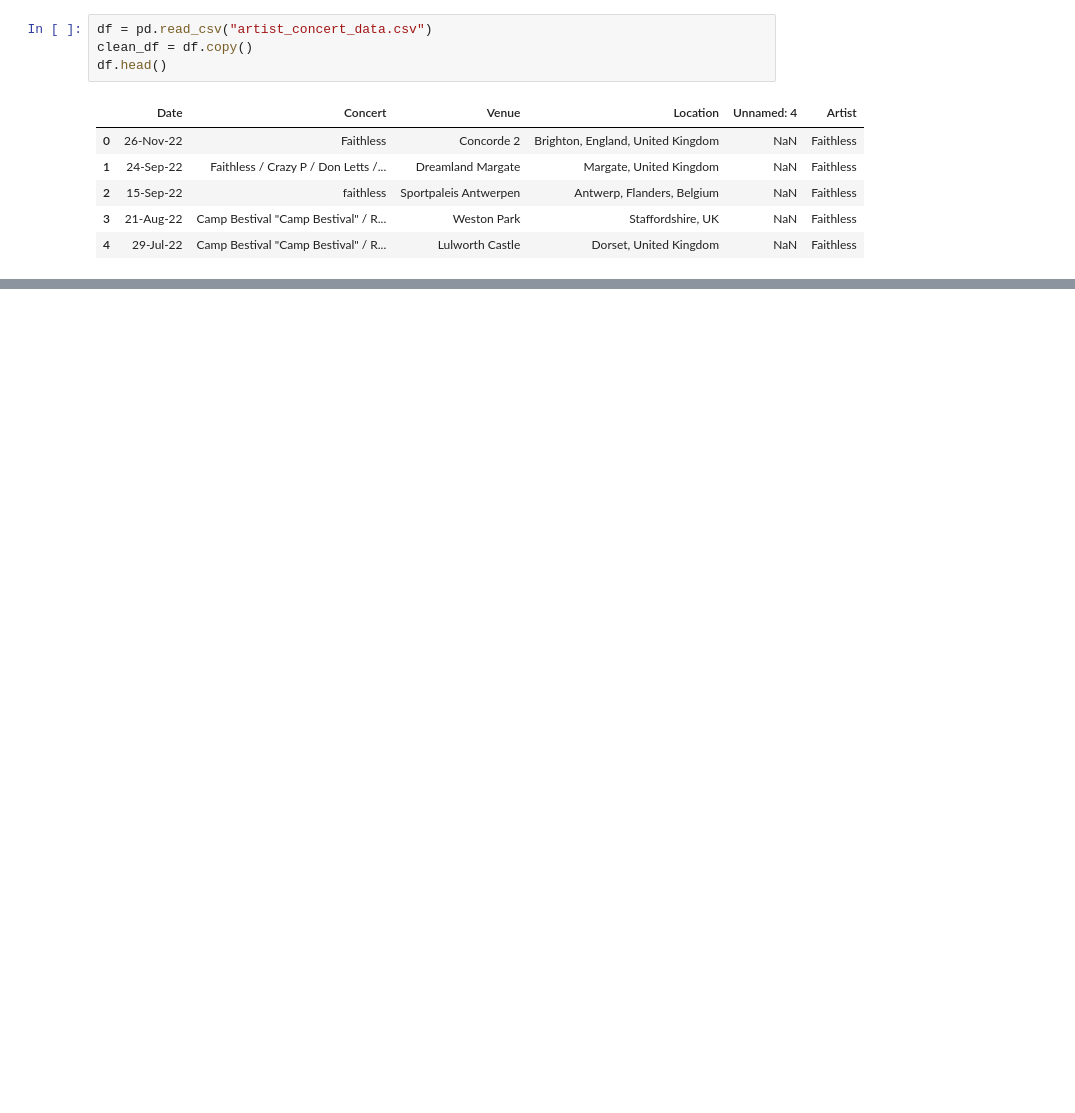
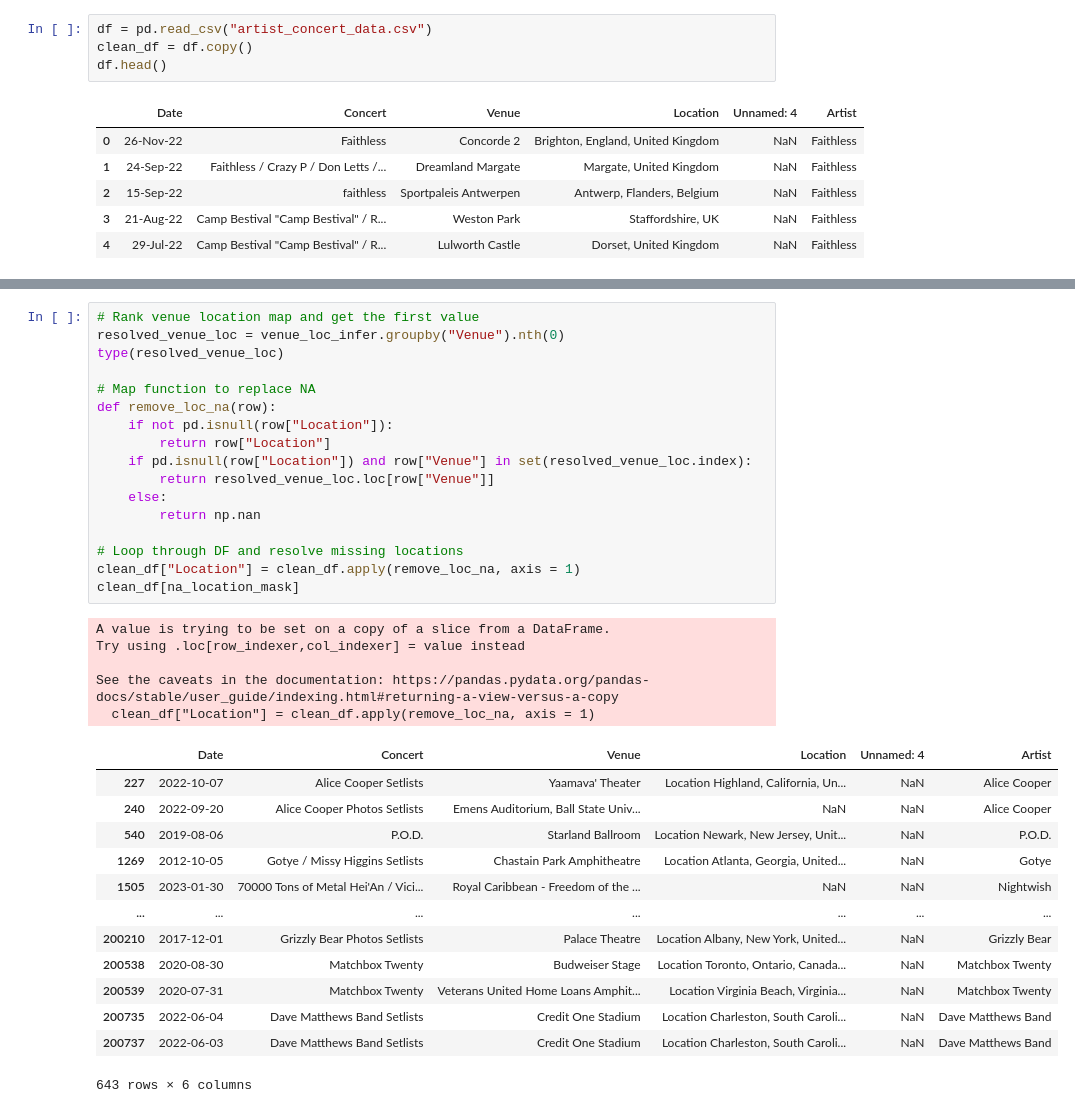
Before and after one commit to bobrien7/Music-Hall, a Jupyter notebook: data/concert_archives/concert_data_cleaning.ipynb, the cells around one changed output, grey strips where cells are left out. Saved outputs shown, nothing was run; the diff lists cells and outputs as text; blank space fills up the shorter version.

Commit message:
concert archives folder update

```diff
--- a/data/concert_archives/concert_data_cleaning.ipynb
+++ b/data/concert_archives/concert_data_cleaning.ipynb
@@ -58,0 +69,36 @@ clean_df
+# %%
+# Rank venue location map and get the first value
+resolved_venue_loc = venue_loc_infer.groupby("Venue").nth(0)
+type(resolved_venue_loc)
+
+# Map function to replace NA
+def remove_loc_na(row):
+    if not pd.isnull(row["Location"]):
+        return row["Location"]
+    if pd.isnull(row["Location"]) and row["Venue"] in set(resolved_venue_loc.index):
+        return resolved_venue_loc.loc[row["Venue"]]
+    else:
+        return np.nan
+
+# Loop through DF and resolve missing locations
+clean_df["Location"] = clean_df.apply(remove_loc_na, axis = 1)
+clean_df[na_location_mask]
+# %% [output]
+A value is trying to be set on a copy of a slice from a DataFrame.
+Try using .loc[row_indexer,col_indexer] = value instead
+
+See the caveats in the documentation: https://pandas.pydata.org/pandas-docs/stable/user_guide/indexing.html#returning-a-view-versus-a-copy
+  clean_df["Location"] = clean_df.apply(remove_loc_na, axis = 1)
+|  | Date | Concert | Venue | Location | Unnamed: 4 | Artist |
+| 227 | 2022-10-07 | Alice Cooper Setlists | Yaamava' Theater | Location Highland, California, Un... | NaN | Alice Cooper |
+| 240 | 2022-09-20 | Alice Cooper Photos Setlists | Emens Auditorium, Ball State Univ... | NaN | NaN | Alice Cooper |
+| 540 | 2019-08-06 | P.O.D. | Starland Ballroom | Location Newark, New Jersey, Unit... | NaN | P.O.D. |
+| 1269 | 2012-10-05 | Gotye / Missy Higgins Setlists | Chastain Park Amphitheatre | Location Atlanta, Georgia, United... | NaN | Gotye |
+| 1505 | 2023-01-30 | 70000 Tons of Metal Hei'An / Vici... | Royal Caribbean - Freedom of the ... | NaN | NaN | Nightwish |
+| ... | ... | ... | ... | ... | ... | ... |
+| 200210 | 2017-12-01 | Grizzly Bear Photos Setlists | Palace Theatre | Location Albany, New York, United... | NaN | Grizzly Bear |
+| 200538 | 2020-08-30 | Matchbox Twenty | Budweiser Stage | Location Toronto, Ontario, Canada... | NaN | Matchbox Twenty |
+| 200539 | 2020-07-31 | Matchbox Twenty | Veterans United Home Loans Amphit... | Location Virginia Beach, Virginia... | NaN | Matchbox Twenty |
+| 200735 | 2022-06-04 | Dave Matthews Band Setlists | Credit One Stadium | Location Charleston, South Caroli... | NaN | Dave Matthews Band |
+| 200737 | 2022-06-03 | Dave Matthews Band Setlists | Credit One Stadium | Location Charleston, South Caroli... | NaN | Dave Matthews Band |
+643 rows × 6 columns
```
Also changed, not shown: parts of 10 cells of this notebook, 6 other files.
